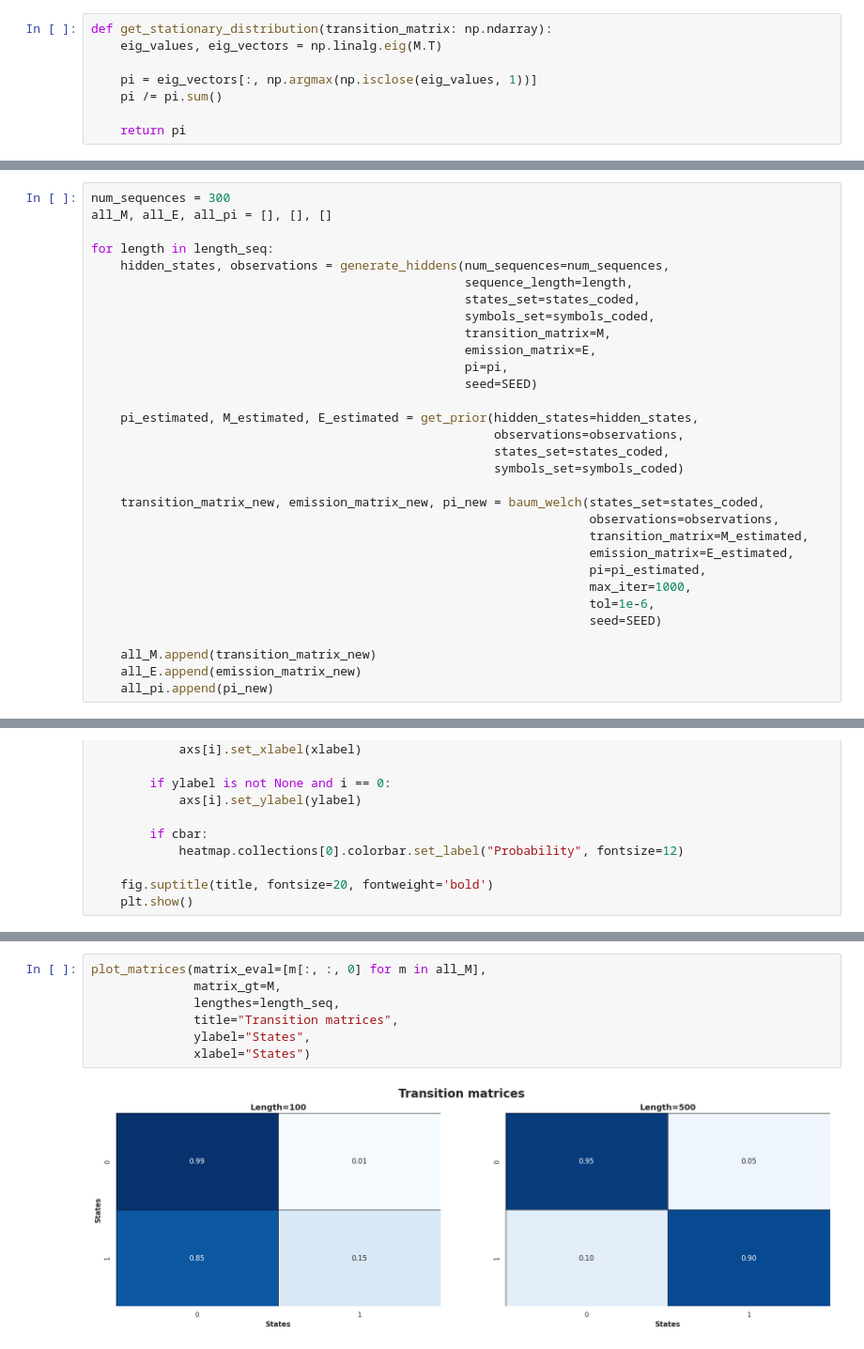
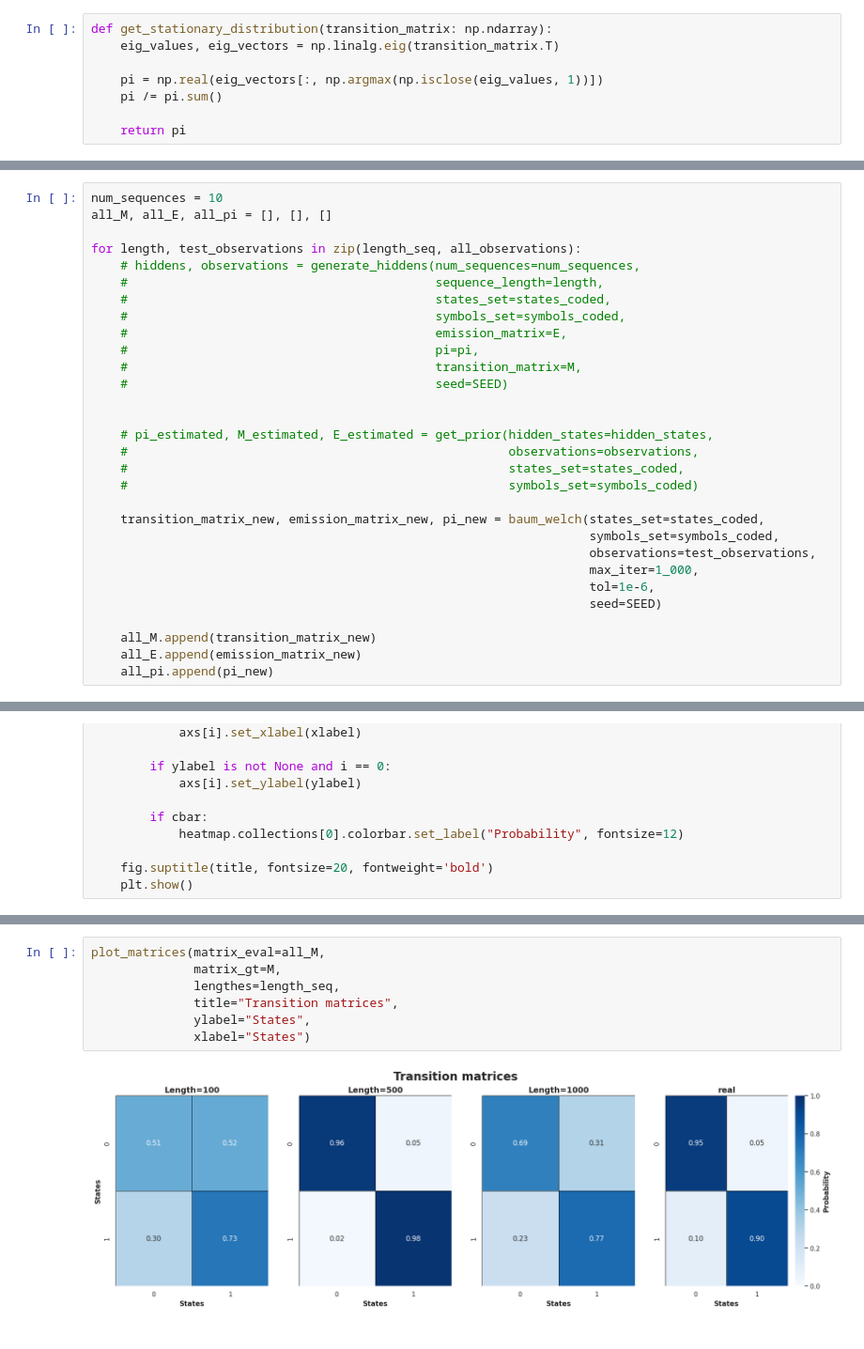
Before and after one commit to ksumarshmallow/Population_Genetics, a Jupyter notebook: HWs/HW3_Malkova.ipynb, the cells around one changed output, grey strips where cells are left out. Shown at 94% size. Cells and saved outputs as stored; diff of their text form.

```diff
--- a/HWs/HW3_Malkova.ipynb
+++ b/HWs/HW3_Malkova.ipynb
@@ -135,9 +135,9 @@ $$
 Ищем стационарное распределение:
 # %%
 def get_stationary_distribution(transition_matrix: np.ndarray):
-    eig_values, eig_vectors = np.linalg.eig(M.T)
+    eig_values, eig_vectors = np.linalg.eig(transition_matrix.T)
 
-    pi = eig_vectors[:, np.argmax(np.isclose(eig_values, 1))]
+    pi = np.real(eig_vectors[:, np.argmax(np.isclose(eig_values, 1))])
     pi /= pi.sum()
 
     return pi
@@ -978,30 +979,29 @@ def baum_welch(states_set: np.ndarray,
 
     return transition_matrix.T, emission_matrix, pi
 # %%
-num_sequences = 300
+num_sequences = 10
 all_M, all_E, all_pi = [], [], []
 
-for length in length_seq:
-    hidden_states, observations = generate_hiddens(num_sequences=num_sequences,
-                                                   sequence_length=length,
-                                                   states_set=states_coded,
-                                                   symbols_set=symbols_coded,
-                                                   transition_matrix=M,
-                                                   emission_matrix=E,
-                                                   pi=pi,
-                                                   seed=SEED)
+for length, test_observations in zip(length_seq, all_observations):
+    # hiddens, observations = generate_hiddens(num_sequences=num_sequences,
+    #                                          sequence_length=length,
+    #                                          states_set=states_coded,
+    #                                          symbols_set=symbols_coded,
+    #                                          emission_matrix=E,
+    #                                          pi=pi,
+    #                                          transition_matrix=M,
+    #                                          seed=SEED)
 
-    pi_estimated, M_estimated, E_estimated = get_prior(hidden_states=hidden_states,
-                                                       observations=observations,
-                                                       states_set=states_coded,
-                                                       symbols_set=symbols_coded)
+
+    # pi_estimated, M_estimated, E_estimated = get_prior(hidden_states=hidden_states,
+    #                                                    observations=observations,
+    #                                                    states_set=states_coded,
+    #                                                    symbols_set=symbols_coded)
 
     transition_matrix_new, emission_matrix_new, pi_new = baum_welch(states_set=states_coded,
-                                                                    observations=observations,
-                                                                    transition_matrix=M_estimated,
-                                                                    emission_matrix=E_estimated,
-                                                                    pi=pi_estimated,
-                                                                    max_iter=1000,
+                                                                    symbols_set=symbols_coded,
+                                                                    observations=test_observations,
+                                                                    max_iter=1_000,
                                                                     tol=1e-6,
                                                                     seed=SEED)
 
@@ -1055,12 +1049,12 @@ all_M
 # %%
-plot_matrices(matrix_eval=[m[:, :, 0] for m in all_M],
+plot_matrices(matrix_eval=all_M,
               matrix_gt=M,
               lengthes=length_seq,
               title="Transition matrices",
               ylabel="States",
               xlabel="States")
 # %% [output]
-[figure, old version]
+[figure, new version]
 # %%
 plot_matrices(matrix_eval=all_E,
               matrix_gt=E,
```
Also changed, not shown: parts of 16 cells of this notebook, 1 other file.
